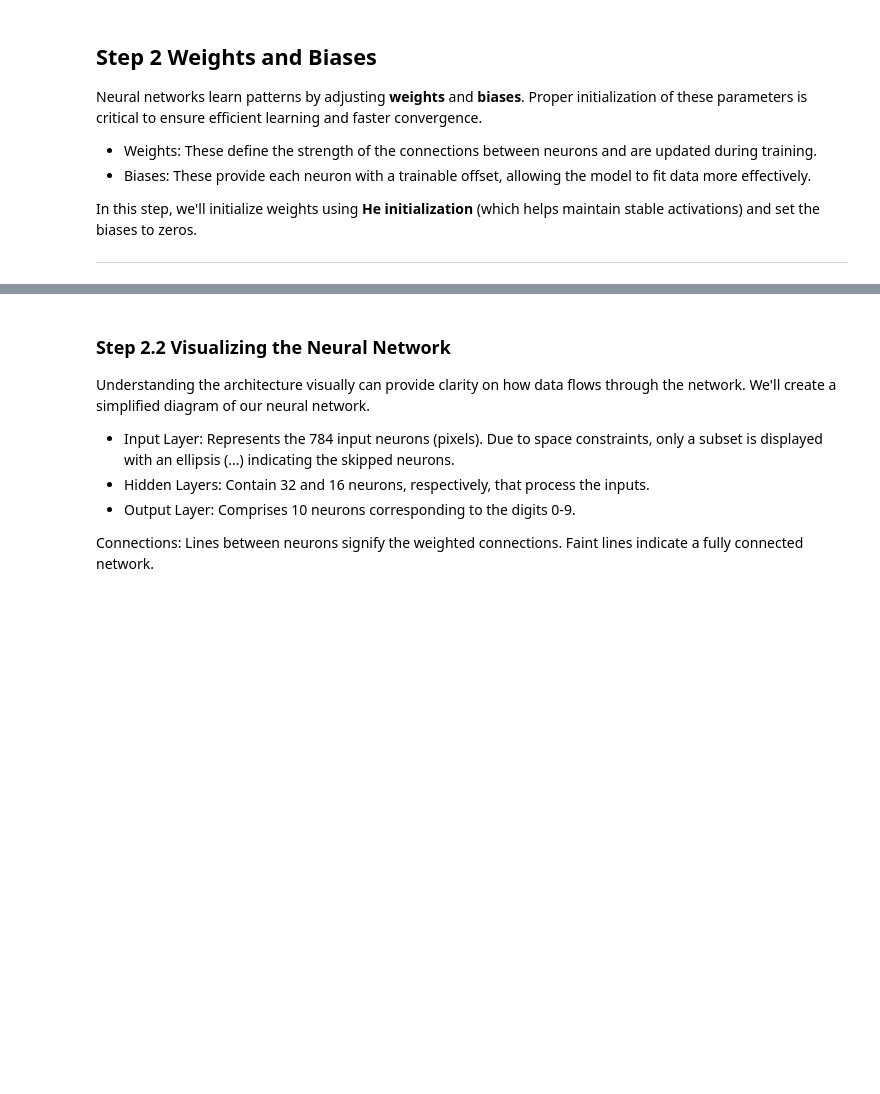
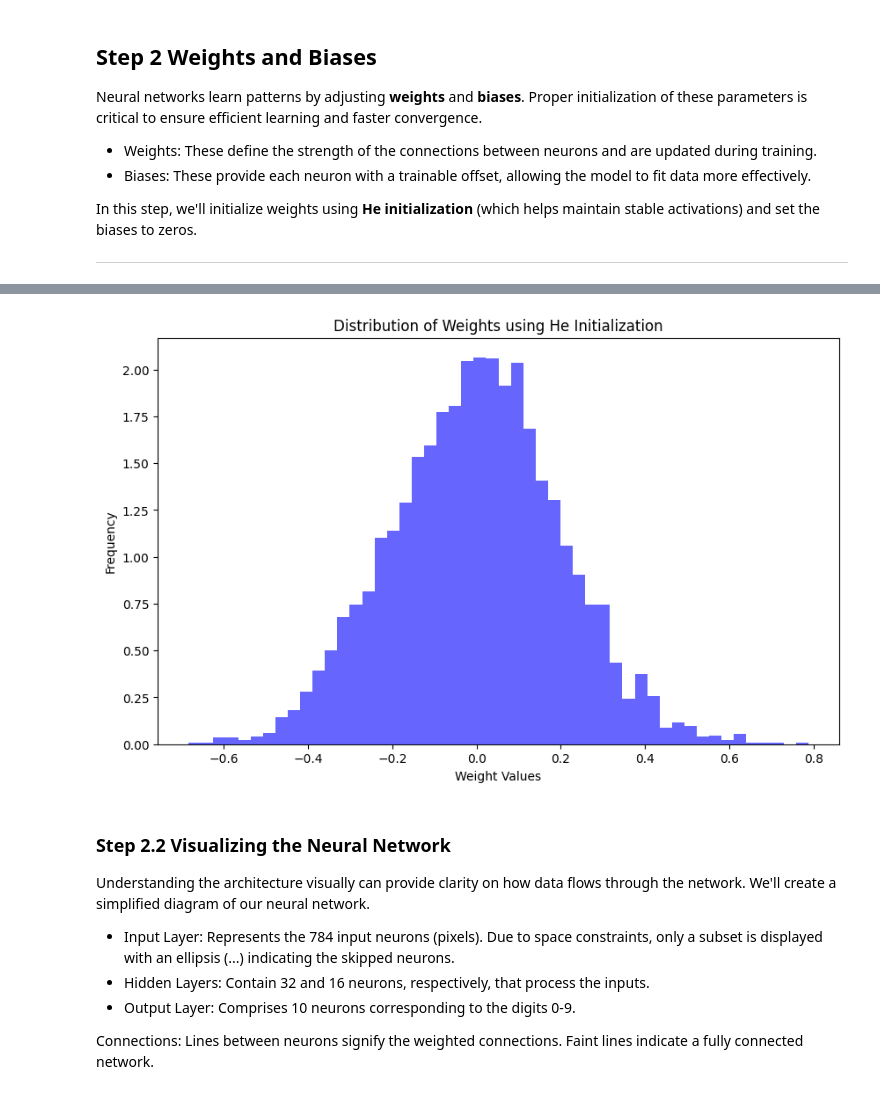
Before and after one commit to dinosaur-oatmeal/MNIST-Walkthrough, a Jupyter notebook: MNIST-Walkthrough.ipynb, the cells around one changed output, grey strips where cells are left out. Cells and saved outputs as stored; diff of their text form; code cells hidden in the pictures; blank space fills up the shorter version.

```diff
--- a/MNIST-Walkthrough.ipynb
+++ b/MNIST-Walkthrough.ipynb
@@ -199,3 +197,21 @@ Layer 3: Weights shape: (10, 16), Biases shape: (10, 1)
+# %%
+layer_index = 1  # choosing the second layer to initialize
+
+# Generate weights using He initialization
+weights = np.random.randn(layer_dims[layer_index], layer_dims[layer_index - 1]) * np.sqrt(2. / layer_dims[layer_index - 1])
+
+# Flatten the weights for easier plotting
+weights_flat = weights.flatten()
+
+# Plotting the distribution
+plt.figure(figsize=(10, 6))
+plt.hist(weights_flat, bins=50, density=True, alpha=0.6, color='blue')
+plt.title("Distribution of Weights using He Initialization")
+plt.xlabel("Weight Values")
+plt.ylabel("Frequency")
+plt.show()
+# %% [output]
+[figure, added]
 # %% [markdown]
 ### Step 2.2 Visualizing the Neural Network
 
```
Also changed, not shown: parts of 4 cells of this notebook.
